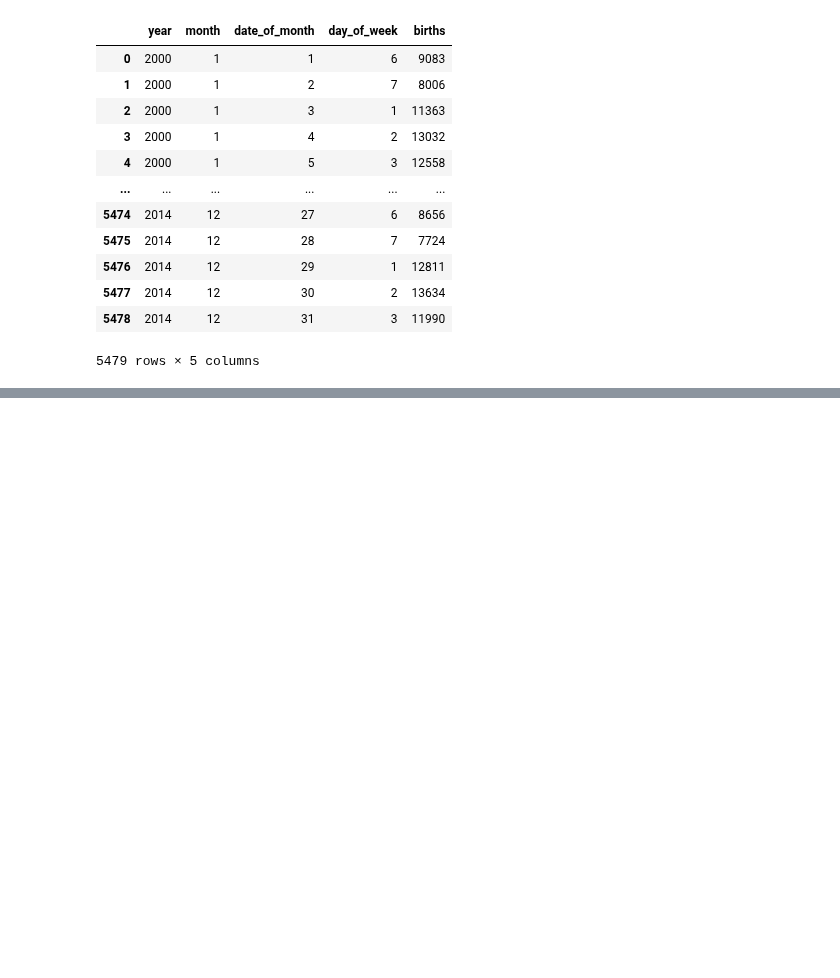
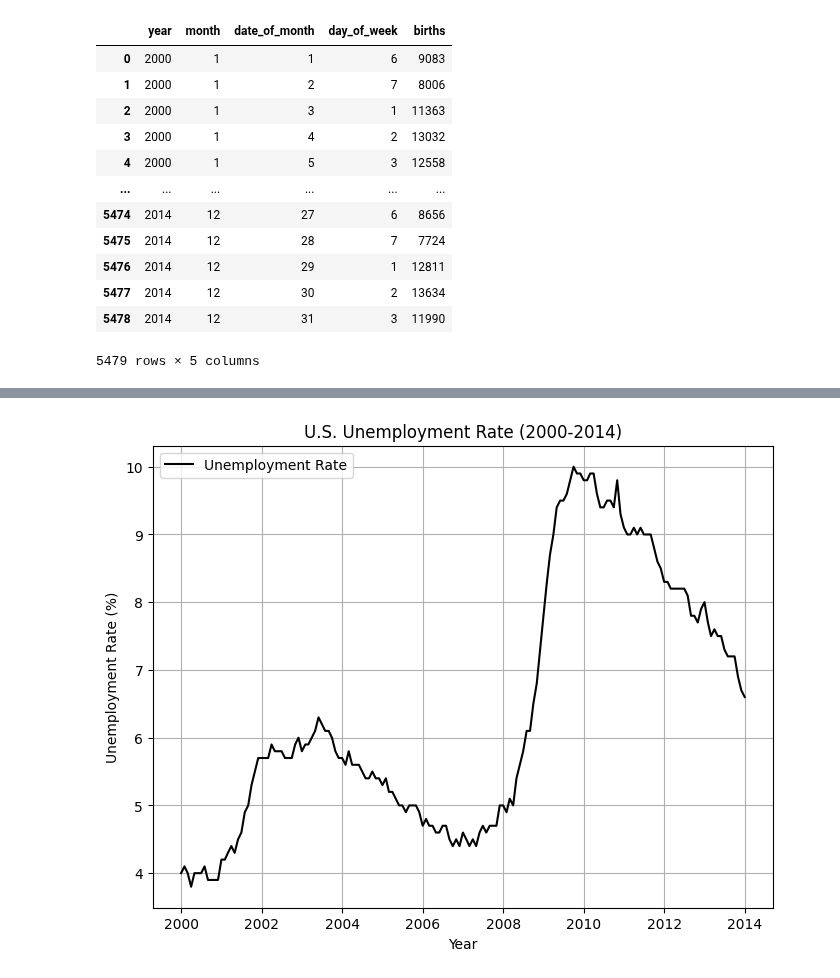
Before and after one commit to R-bna/sci-comp-ii-fall24, a Jupyter notebook: working/Hw week 1.ipynb, the cells around one changed output, grey strips where cells are left out. Drawn from its saved outputs; the diff is of its cells as text; code cells hidden in the pictures; blank space fills up the shorter version.

```diff
--- a/working/Hw week 1.ipynb
+++ b/working/Hw week 1.ipynb
@@ -83,0 +125,20 @@ plt.show()
+# %%
+
+import pandas_datareader.data as web
+
+start = '2000'
+end = '2014'
+
+plt.figure(figsize=(8, 6))
+
+unemployment_data = web.DataReader('UNRATE', 'fred', start, end)
+
+plt.plot(unemployment_data.index, unemployment_data['UNRATE'], label='Unemployment Rate', color='black')
+plt.title('U.S. Unemployment Rate (2000-2014)')
+plt.xlabel('Year')
+plt.ylabel('Unemployment Rate (%)')
+plt.legend()
+plt.grid()
+plt.show()
+# %% [output]
+[figure, added]
```
Also changed, not shown: parts of 18 cells of this notebook.
